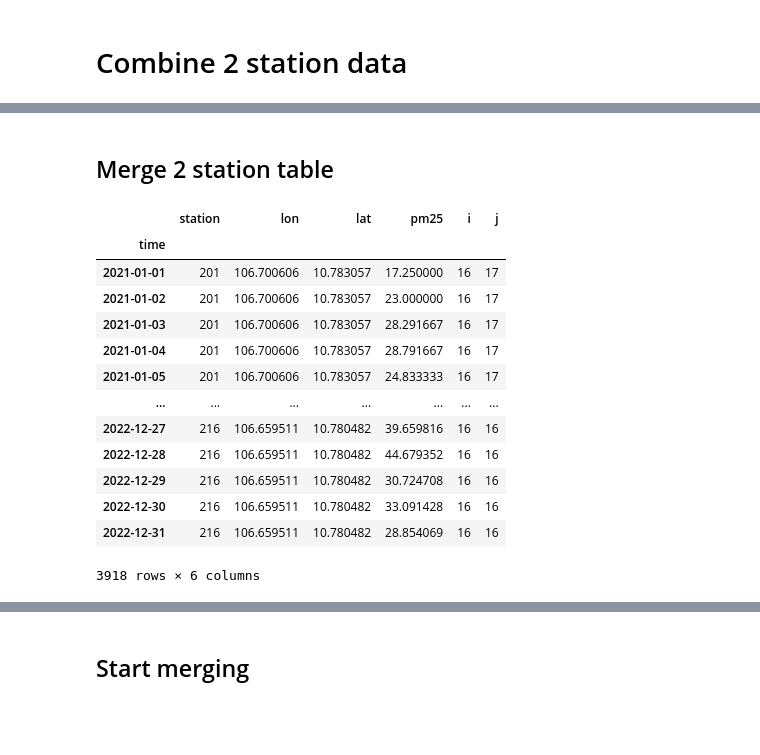
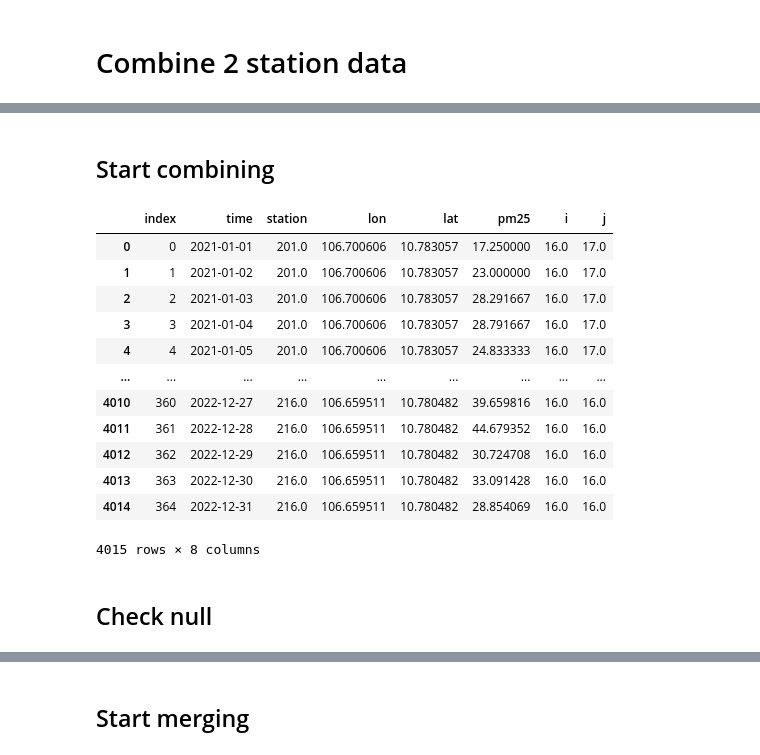
Before and after one commit to tphiepbk/air_quality_index_project, a Jupyter notebook: 2_merge_mpair_data_and_stations.ipynb, the cells around one changed output, grey strips where cells are left out. Cells and saved outputs as stored; diff of their text form; code cells hidden in the pictures; blank space fills up the shorter version.

```diff
--- a/2_merge_mpair_data_and_stations.ipynb
+++ b/2_merge_mpair_data_and_stations.ipynb
@@ -211,9 +393,0 @@ df_station_2021
-# %%
-# Get the location i, j of each station
-all_stations = df_station_2021["station"].unique()
-station_ij_map_2021 = {}
-for station in all_stations:
-    i = df_station_2021.loc[df_station_2021["station"] == station]["i"].unique()[0]
-    j = df_station_2021.loc[df_station_2021["station"] == station]["j"].unique()[0]
-    station_ij_map_2021[station] = (i, j)
-station_ij_map_2021
@@ -228,0 +407,27 @@ station_ij_map_2021
+# %%
+correct_time_stamp = pd.date_range(conf["dataset"]["aod2022"]["target_start_date"], conf["dataset"]["aod2022"]["target_end_date"], freq="D")
+
+all_reindex_dfs = []
+# Padding missing data for each station
+for station in df_station_2022["station"].unique():
+    # Get current station
+    df_current_station = df_station_2022.loc[df_station_2022["station"] == station]
+
+    # Set "time" column as index first
+    # Then reindex with the correct date range
+    df_current_station.set_index("time", inplace=True)
+    df_current_station = df_current_station.reindex(correct_time_stamp)
+
+    # Fill the missing data
+    for feature in ["station", "lat", "lon", "i", "j"]:
+        df_current_station[feature] = df_current_station[feature].iloc[0]
+    for feature in ["pm25"]:
+        df_current_station[feature] = df_current_station[feature].fillna(df_current_station[feature].mean())
+
+    # Append data
+    print(f"station = {station}, count = {len(df_current_station)}, start_date = {df_current_station.index[0]}, end_date = {df_current_station.index[-1]}")
+    all_reindex_dfs.append(df_current_station.reset_index(names="time"))
+
+# Combine all data
+df_station_2022 = pd.concat(all_reindex_dfs).reset_index()
+df_station_2022
@@ -260,25 +454,24 @@ df_station_2022
-# %% [markdown]
-## Merge 2 station table
+# %% [markdown]
+## Start combining
 # %%
 # Merge 2 station table
 df_station = pd.concat([df_station_2021, df_station_2022])
 
 # Sort by station then time
-df_station.sort_values(by=["station", "time"], inplace=True)
+df_station.sort_values(by=["station", "time"], inplace=True, ignore_index=True)
 
 df_station
 # %% [output]
-|  | station | lon | lat | pm25 | i | j |
-| time |  |  |  |  |  |  |
-| 2021-01-01 | 201 | 106.700606 | 10.783057 | 17.250000 | 16 | 17 |
-| 2021-01-02 | 201 | 106.700606 | 10.783057 | 23.000000 | 16 | 17 |
-| 2021-01-03 | 201 | 106.700606 | 10.783057 | 28.291667 | 16 | 17 |
-| 2021-01-04 | 201 | 106.700606 | 10.783057 | 28.791667 | 16 | 17 |
-| 2021-01-05 | 201 | 106.700606 | 10.783057 | 24.833333 | 16 | 17 |
-| ... | ... | ... | ... | ... | ... | ... |
-| 2022-12-27 | 216 | 106.659511 | 10.780482 | 39.659816 | 16 | 16 |
-| 2022-12-28 | 216 | 106.659511 | 10.780482 | 44.679352 | 16 | 16 |
-| 2022-12-29 | 216 | 106.659511 | 10.780482 | 30.724708 | 16 | 16 |
-| 2022-12-30 | 216 | 106.659511 | 10.780482 | 33.091428 | 16 | 16 |
-| 2022-12-31 | 216 | 106.659511 | 10.780482 | 28.854069 | 16 | 16 |
+|  | index | time | station | lon | lat | pm25 | i | j |
+| 0 | 0 | 2021-01-01 | 201.0 | 106.700606 | 10.783057 | 17.250000 | 16.0 | 17.0 |
+| 1 | 1 | 2021-01-02 | 201.0 | 106.700606 | 10.783057 | 23.000000 | 16.0 | 17.0 |
+| 2 | 2 | 2021-01-03 | 201.0 | 106.700606 | 10.783057 | 28.291667 | 16.0 | 17.0 |
+| 3 | 3 | 2021-01-04 | 201.0 | 106.700606 | 10.783057 | 28.791667 | 16.0 | 17.0 |
+| 4 | 4 | 2021-01-05 | 201.0 | 106.700606 | 10.783057 | 24.833333 | 16.0 | 17.0 |
+| ... | ... | ... | ... | ... | ... | ... | ... | ... |
+| 4010 | 360 | 2022-12-27 | 216.0 | 106.659511 | 10.780482 | 39.659816 | 16.0 | 16.0 |
+| 4011 | 361 | 2022-12-28 | 216.0 | 106.659511 | 10.780482 | 44.679352 | 16.0 | 16.0 |
+| 4012 | 362 | 2022-12-29 | 216.0 | 106.659511 | 10.780482 | 30.724708 | 16.0 | 16.0 |
+| 4013 | 363 | 2022-12-30 | 216.0 | 106.659511 | 10.780482 | 33.091428 | 16.0 | 16.0 |
+| 4014 | 364 | 2022-12-31 | 216.0 | 106.659511 | 10.780482 | 28.854069 | 16.0 | 16.0 |
-3918 rows × 6 columns
+4015 rows × 8 columns
@@ -285,3 +480,5 @@ df_station
+# %% [markdown]
+## Check null
 # %%
 df_station.isnull().sum()
 # %% [output]
```
Also changed, not shown: parts of 55 cells of this notebook, 4 other files.
